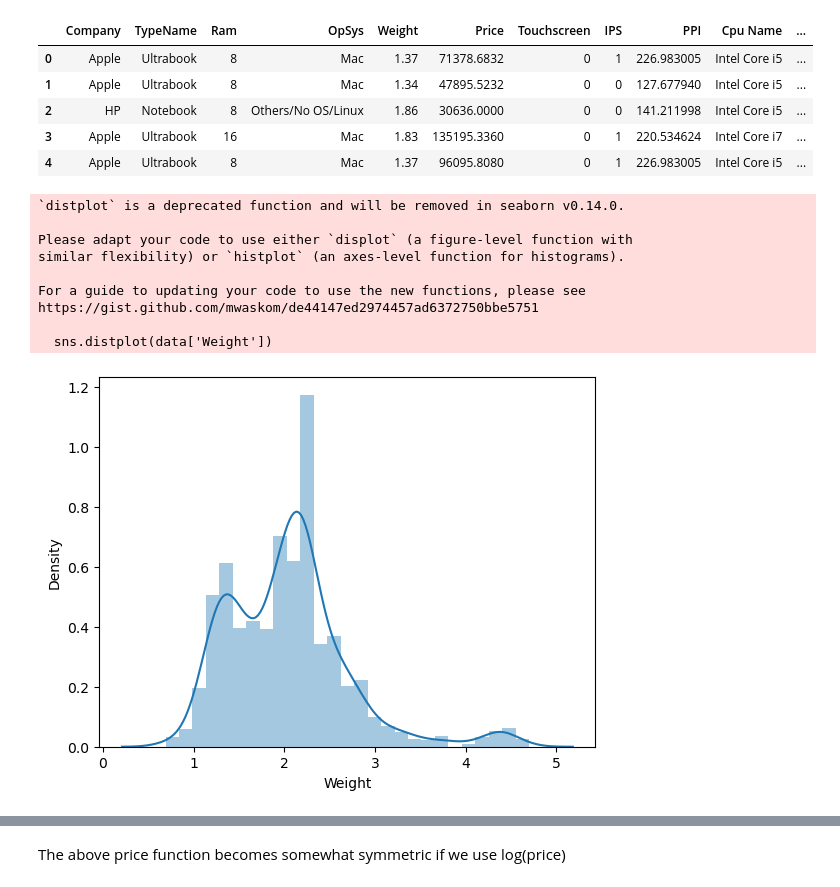
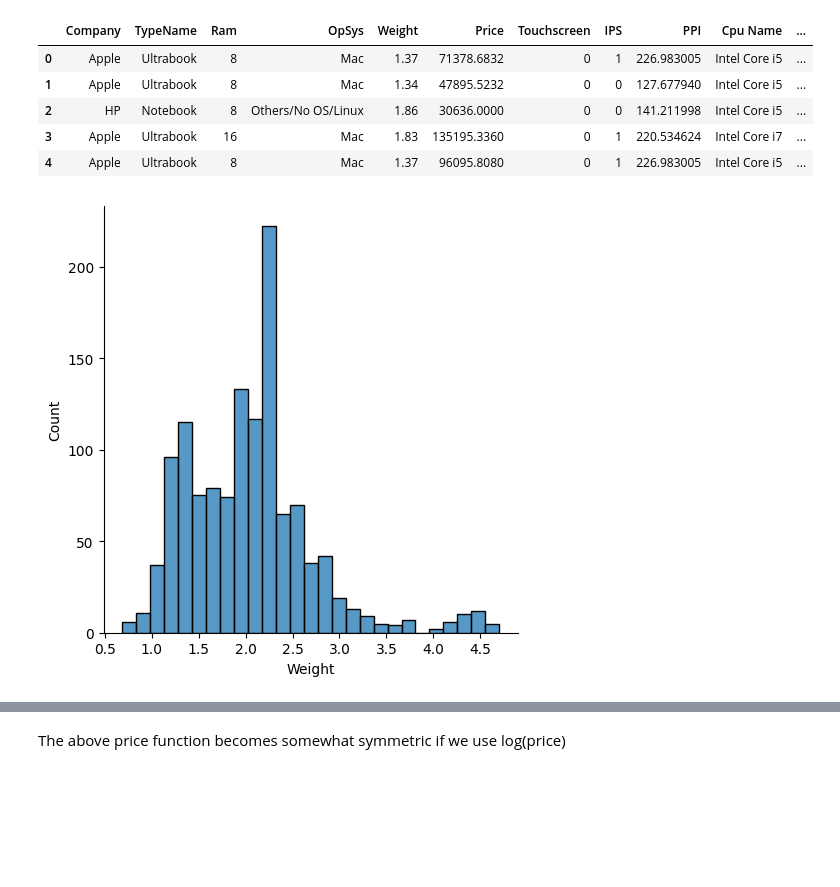
Before and after one commit to Ammack/Laptop-Price-Estimator, a Jupyter notebook: PricePredictor.ipynb, the cells around one changed output, grey strips where cells are left out. Cells and saved outputs as stored; diff of their text form; code cells hidden in the pictures; blank space fills up the shorter version.

```diff
--- a/PricePredictor.ipynb
+++ b/PricePredictor.ipynb
@@ -521,5 +477,5 @@ data['first'] = data['first'].str.replace(r'\D', '')
 # %%
-data["second"].fillna("0", inplace = True)
+data["second"] = data["second"].fillna("0")
 
 data["Layer2HDD"] = data["second"].apply(lambda x: 1 if "HDD" in x else 0)
 data["Layer2SSD"] = data["second"].apply(lambda x: 1 if "SSD" in x else 0)
@@ -531,7 +487,7 @@ data["Layer2SSD"] = data["second"].apply(lambda x: 1 if "SSD" in x else 0)
 data["Layer2Hybrid"] = data["second"].apply(lambda x: 1 if "Hybrid" in x else 0)
 data["Layer2Flash_Storage"] = data["second"].apply(lambda x: 1 if "Flash Storage" in x else 0)
 # %%
-data['second'] = data['second'].str.replace(r'\D', '')
+data['second'] = data['second'].str.replace(r'\D', '',regex=True)
 # %%
 data["first"] = data["first"].astype(int)
 data["second"] = data["second"].astype(int)
@@ -618,2 +573,2 @@ sns.barplot(y = data['Price'],x = data['Gpu Brand'])
 # %%
-data.drop(columns=['Gpu'],inplace=True)
+data = data.drop(columns=['Gpu'])
@@ -639,8 +597,8 @@ plt.show()
 # %%
-def cat_os(inp):
-    if inp == 'Windows 10' or inp == 'Windows 7' or inp == 'Windows 10 S':
+def cat_os(input):
+    if input == 'Windows 10' or input == 'Windows 7' or input == 'Windows 10 S':
         return 'Windows'
-    elif inp == 'macOS' or inp == 'Mac OS X':
+    elif input == 'macOS' or input == 'Mac OS X':
         return 'Mac'
     else:
         return 'Others/No OS/Linux'
@@ -666,19 +624,10 @@ data.head()
 | 3 | Apple | Ultrabook | 16 | Mac | 1.83 | 135195.3360 | 0 | 1 | 220.534624 | Intel Core i7 | ... |
 | 4 | Apple | Ultrabook | 8 | Mac | 1.37 | 96095.8080 | 0 | 1 | 226.983005 | Intel Core i5 | ... |
 # %%
-sns.distplot(data['Weight'])
+sns.displot(data['Weight'])
 plt.show()
 # %% [output]
-`distplot` is a deprecated function and will be removed in seaborn v0.14.0.
-
-Please adapt your code to use either `displot` (a figure-level function with
-similar flexibility) or `histplot` (an axes-level function for histograms).
-
-For a guide to updating your code to use the new functions, please see
-https://gist.github.com/mwaskom/de44147ed2974457ad6372750bbe5751
-
-  sns.distplot(data['Weight'])
-[figure, old version]
+[figure, new version]
 # %%
 sns.scatterplot(x = data['Weight'], y = data['Price'])
 # %% [output]
```
Also changed, not shown: parts of 110 cells of this notebook, 4 other files.
